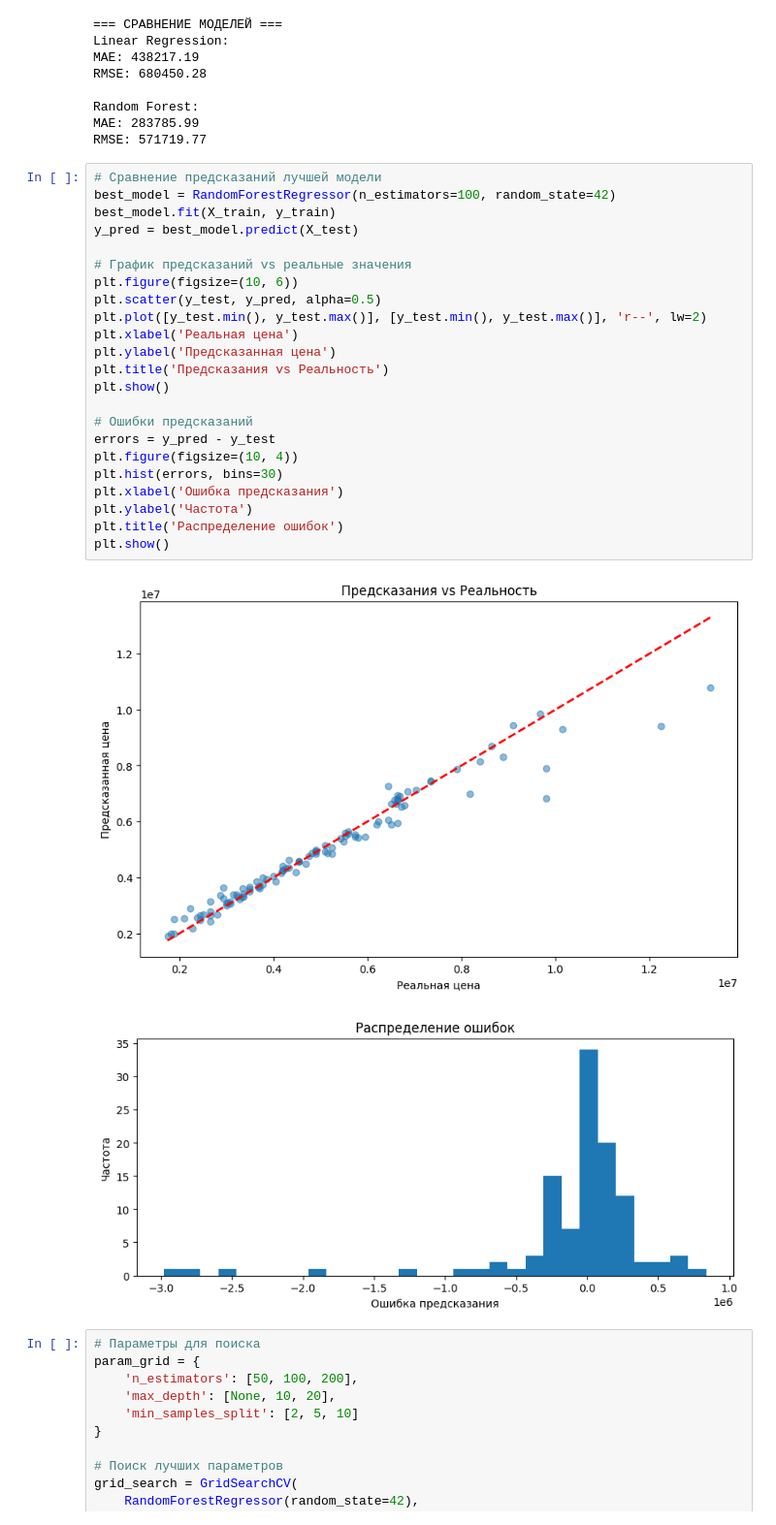
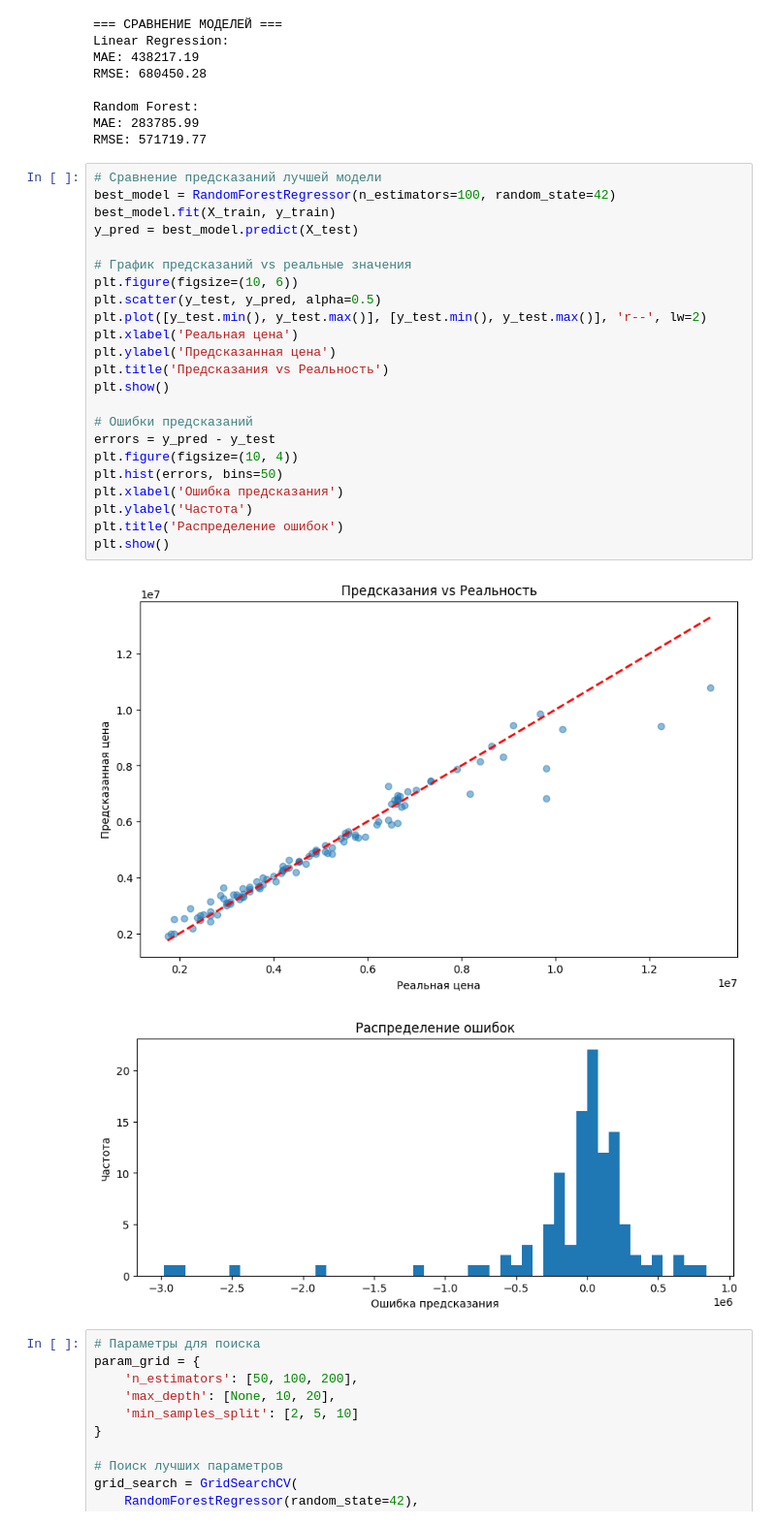
Before and after one commit to abureyko/house-prices-prediction, a Jupyter notebook: house_prices_analysis.ipynb, the cells around one changed output. Shown: that part at 97% size. Saved outputs shown, nothing was run; the diff lists cells and outputs as text.

```diff
--- a/house_prices_analysis.ipynb
+++ b/house_prices_analysis.ipynb
@@ -182,29 +182,29 @@ RMSE: 571719.77
 # %%
 # Сравнение предсказаний лучшей модели
 best_model = RandomForestRegressor(n_estimators=100, random_state=42)
 best_model.fit(X_train, y_train)
 y_pred = best_model.predict(X_test)
 
 # График предсказаний vs реальные значения
 plt.figure(figsize=(10, 6))
 plt.scatter(y_test, y_pred, alpha=0.5)
 plt.plot([y_test.min(), y_test.max()], [y_test.min(), y_test.max()], 'r--', lw=2)
 plt.xlabel('Реальная цена')
 plt.ylabel('Предсказанная цена')
 plt.title('Предсказания vs Реальность')
 plt.show()
 
 # Ошибки предсказаний
 errors = y_pred - y_test
 plt.figure(figsize=(10, 4))
-plt.hist(errors, bins=30)
+plt.hist(errors, bins=50)
 plt.xlabel('Ошибка предсказания')
 plt.ylabel('Частота')
 plt.title('Распределение ошибок')
 plt.show()
 # %% [output]
 [figure]
-[figure, old version]
+[figure, new version]
 # %%
 # Параметры для поиска
 param_grid = {
```
Also changed, not shown: 4 other files.
